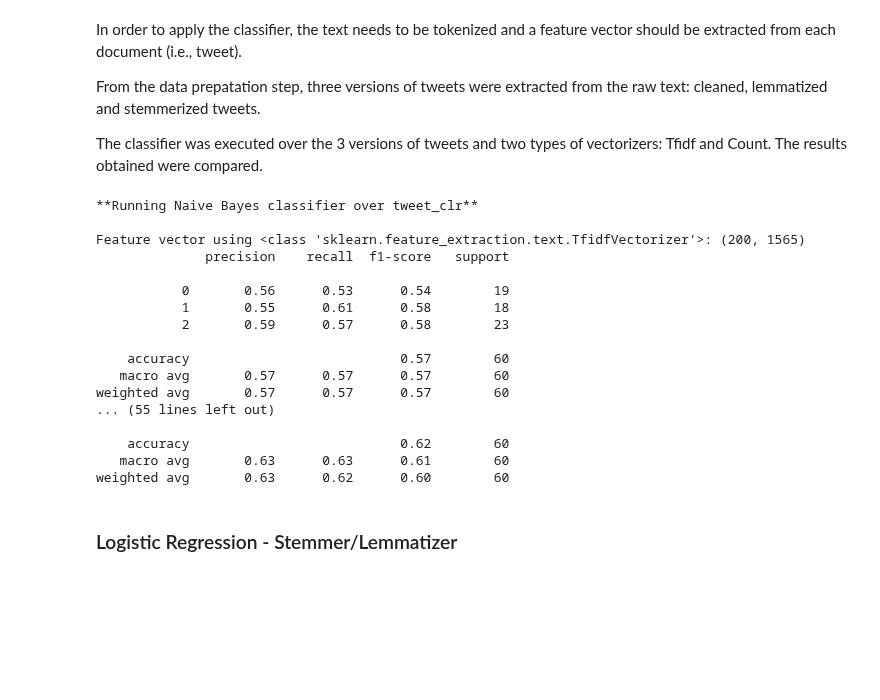
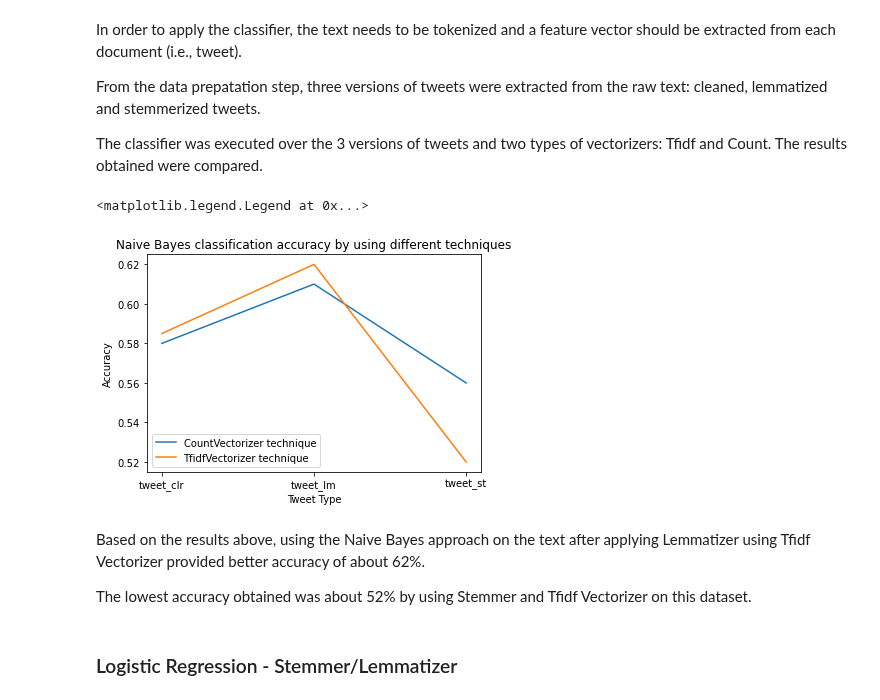
Before and after one commit to CCT-MastersDA/cct-ca2, a Jupyter notebook: jupyter/ML.ipynb, the cells around one changed output. Cells and saved outputs as stored; diff of their text form; code cells hidden in the pictures; blank space fills up the shorter version.

Commit message:
Graph resutls

```diff
--- a/jupyter/ML.ipynb
+++ b/jupyter/ML.ipynb
@@ -672,6 +672,7 @@ from sklearn.feature_extraction.text import TfidfVectorizer
 from sklearn.model_selection import train_test_split
 from sklearn.metrics import classification_report
 from sklearn.naive_bayes import MultinomialNB
+from sklearn.model_selection import cross_val_score
 
 def is_valid_vectorizer(obj):
     if isinstance(obj, TfidfVectorizer):
@@ -687,7 +688,7 @@ def run_text_vectorizer(df, x_name, vec_inst, max_f=5000):
     # getting feat vectors for x_name
     x_vec = vec_inst.fit_transform(df[x_name]).toarray()
 
-    print(f'Feature vector using { type(vec_inst) }: { x_vec.shape }')
+    logger.info(f'Feature vector using { type(vec_inst) }: { x_vec.shape }')
 
     return x_vec
 
@@ -703,6 +704,11 @@ def get_X_y(df, x_name, y_name, x_vect_obj):
 
     return X, y
 
+def run_naive_bayes_classifier_cross_val(X, y, cv=5):
+    model = MultinomialNB()
+    cv_res = cross_val_score(model, X, y, cv=cv, scoring='accuracy')
+    return cv_res
+
 def run_naive_bayes_classifier(X, y):
     # instantiate a naive bayes model classifer
     model = MultinomialNB()
@@ -717,7 +723,7 @@ def run_naive_bayes_classifier(X, y):
     y_pred = model.predict(X_test)
 
     # getting classification report from the model
-    cf = classification_report(y_test, y_pred)
+    cf = classification_report(y_test, y_pred, target_names=sentiment_lst)
 
     return cf
 # %% [markdown]
@@ -729,42 +735,45 @@ The classifier was executed over the 3 versions of tweets and two types of vecto
 # %%
 max_f = 5000
 X_names = ['tweet_clr', 'tweet_st', 'tweet_lm']
 y_names = ['sent_clr', 'sent_st', 'sent_lm']
+vt_names = ['TfidfVectorizer', 'CountVectorizer']
 vt_inst = [TfidfVectorizer(max_features=max_f), CountVectorizer(max_features=max_f)]
 
 # running Naive Bayes for each version of tweet
+results = {}
 for i in range(0, len(X_names)):
-    print(f'**Running Naive Bayes classifier over { X_names[i] }**\n')
+    results[X_names[i]] = {}
 
     # trying different vectorizers
     for t in range(0, len(vt_inst)):
         vect = vt_inst[t]
         # getting X, y data to run the classifer
         X, y = get_X_y(tweets_df, X_names[i], y_names[i], vect)
 
         # getting the classification report
-        cf = run_naive_bayes_classifier(X, y)
+        #cf = run_naive_bayes_classifier(X, y)
+        cf = run_naive_bayes_classifier_cross_val(X, y, 10)
 
-        # print the results
-        print(cf)
+        results[X_names[i]][vt_names[t]] = cf.mean()
+
+# convert results into dataframe
+res_json = JsonHelper(results).to_string()
+results_df = pd.read_json(res_json, orient ='index')
+
+# plotting the accuracy of the classifier using different vectorizers and NLP
+plt.plot(results_df['CountVectorizer'], label='CountVectorizer')
+plt.plot(results_df['TfidfVectorizer'], label='TfidfVectorizer')
+plt.ylabel('Accuracy')
+plt.xlabel('Tweet Type')
+plt.title('Naive Bayes classification accuracy by using different techniques')
+plt.legend()
 # %% [output]
-**Running Naive Bayes classifier over tweet_clr**
-
-Feature vector using <class 'sklearn.feature_extraction.text.TfidfVectorizer'>: (200, 1565)
-              precision    recall  f1-score   support
-
-           0       0.56      0.53      0.54        19
-           1       0.55      0.61      0.58        18
-           2       0.59      0.57      0.58        23
-
-    accuracy                           0.57        60
-   macro avg       0.57      0.57      0.57        60
-weighted avg       0.57      0.57      0.57        60
-... (55 lines left out)
-
-    accuracy                           0.62        60
-   macro avg       0.63      0.63      0.61        60
-weighted avg       0.63      0.62      0.60        60
+<matplotlib.legend.Legend at 0x...>
+[figure, added]
+# %% [markdown]
+Based on the results above, using the Naive Bayes approach on the text after applying Lemmatizer using Tfidf Vectorizer provided better accuracy of about 62%.
+
+The lowest accuracy obtained was about 52% by using Stemmer and Tfidf Vectorizer on this dataset.
 # %% [markdown]
 ### Logistic Regression - Stemmer/Lemmatizer
 # %%
```
